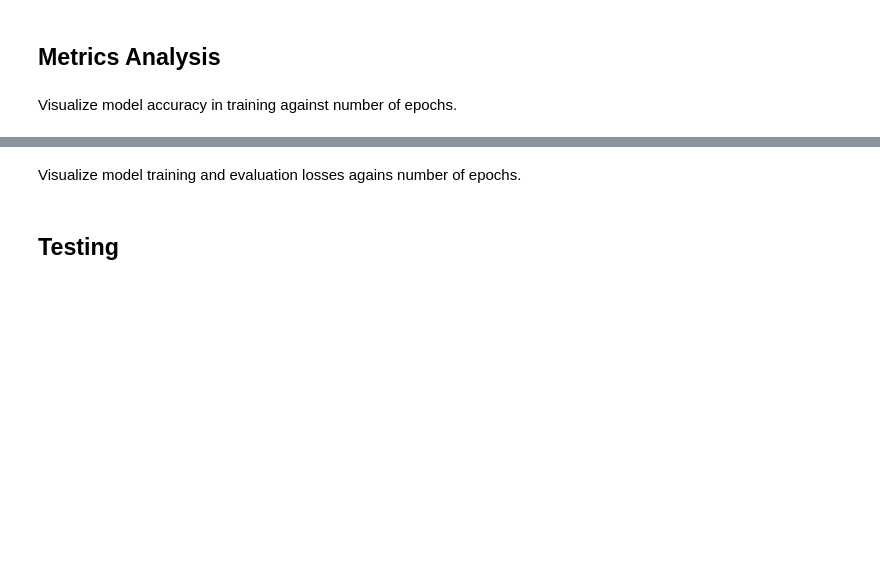
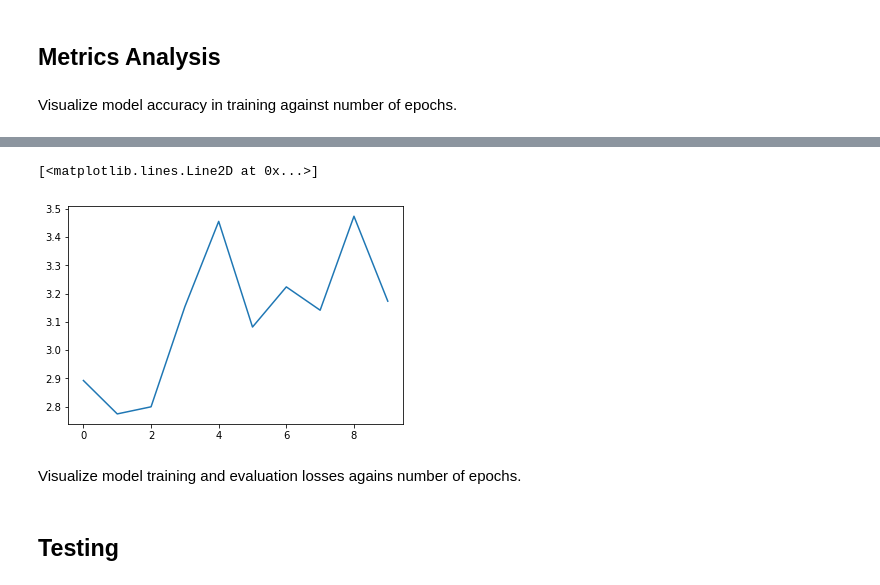
Before and after one commit to martinoywa/zindi-challenges, a Jupyter notebook: Local Ocean Conservation - Sea Turtle Face Detection/Model_Notebook.ipynb, the cells around one changed output, grey strips where cells are left out. Saved outputs shown, nothing was run; the diff lists cells and outputs as text; code cells hidden in the pictures; blank space fills up the shorter version.

```diff
--- a/Local Ocean Conservation - Sea Turtle Face Detection/Model_Notebook.ipynb
+++ b/Local Ocean Conservation - Sea Turtle Face Detection/Model_Notebook.ipynb
@@ -441,3 +468,8 @@ Visualize model accuracy in training against number of epochs.
+# %%
+plt.plot(validationlosses)
+# %% [output]
+[<matplotlib.lines.Line2D at 0x...>]
+[figure, added]
 # %% [markdown]
 Visualize model training and evaluation losses agains number of epochs.
 # %% [markdown]
```
Also changed, not shown: parts of 14 cells of this notebook.
